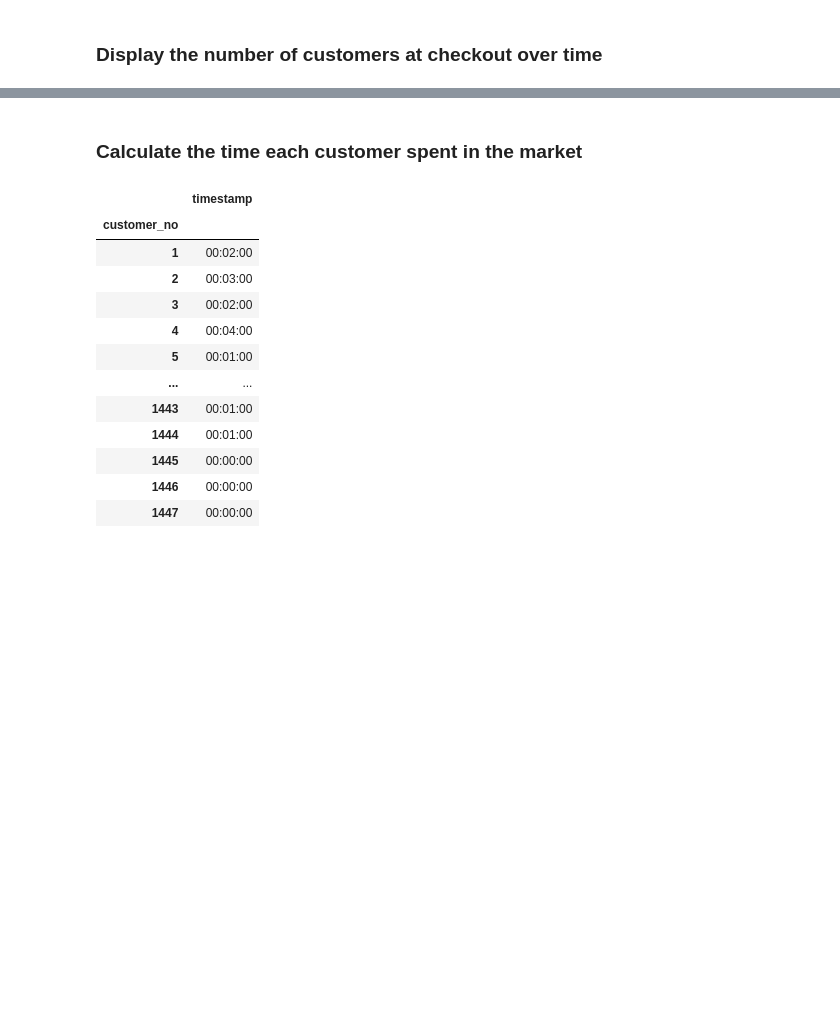
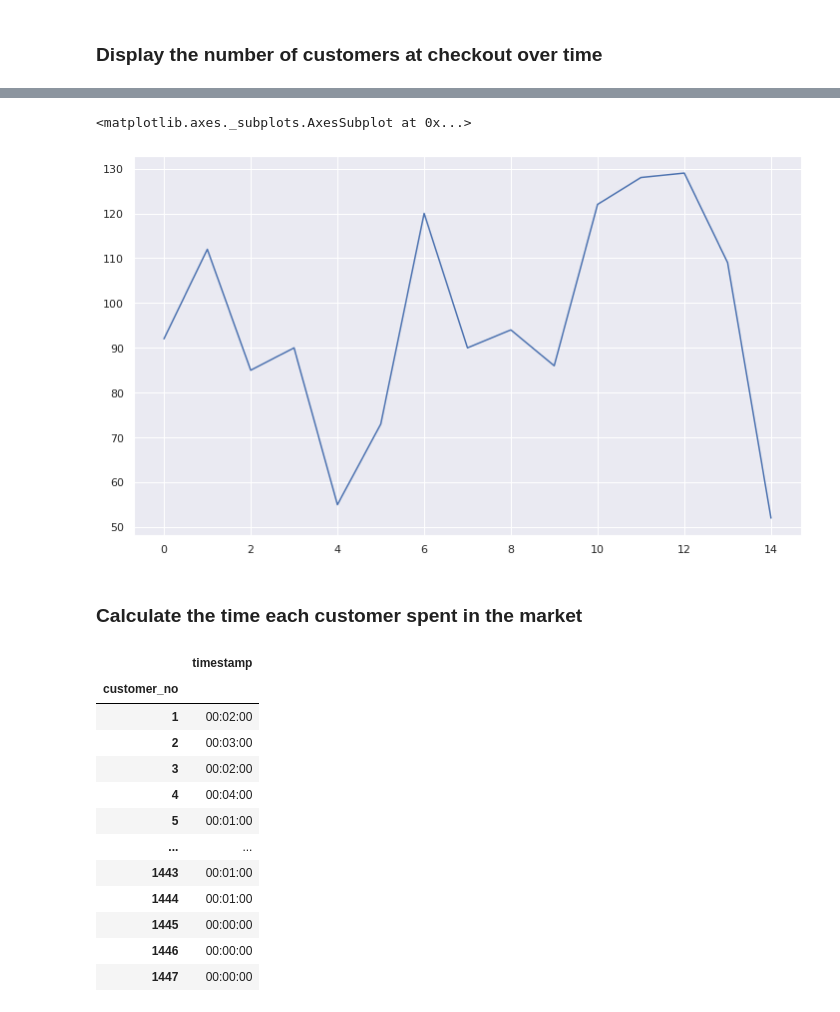
Before and after one commit to rashed2940/Marchov_chain_proj, a Jupyter notebook: EDA.ipynb, the cells around one changed output, grey strips where cells are left out. Cells and saved outputs as stored; diff of their text form; code cells hidden in the pictures; blank space fills up the shorter version.

```diff
--- a/EDA.ipynb
+++ b/EDA.ipynb
@@ -78,3 +94,8 @@ row.plot(kind='line')
+# %%
+y_new['checkout'].plot()
+# %% [output]
+<matplotlib.axes._subplots.AxesSubplot at 0x...>
+[figure, added]
 # %% [markdown]
 ### Calculate the time each customer spent in the market
 # %%
```
Also changed, not shown: parts of 6 cells of this notebook.
